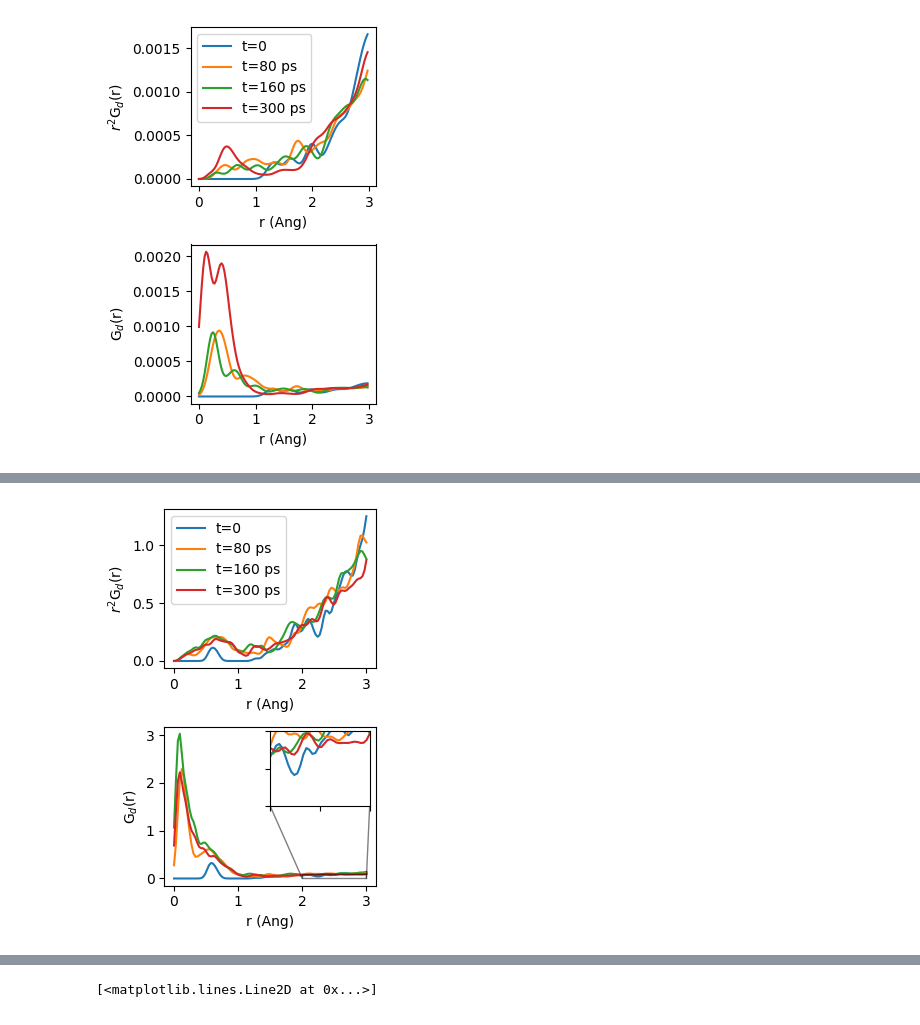
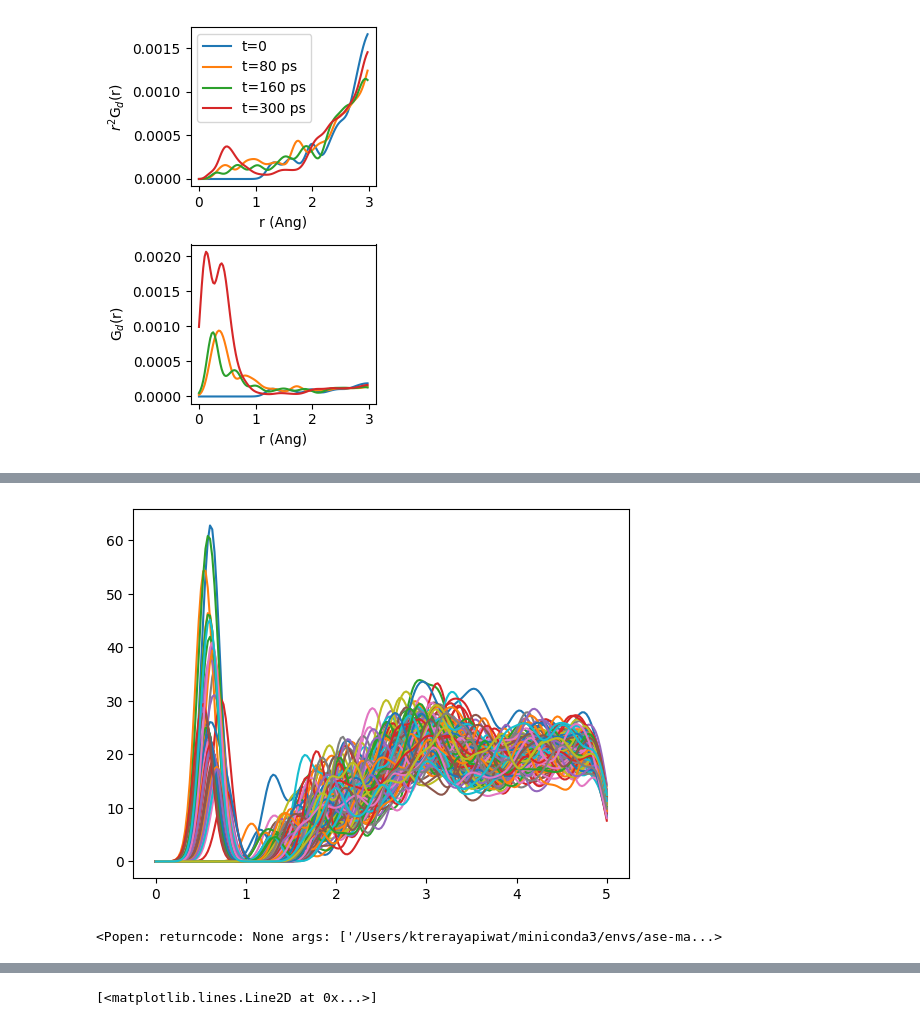
Before and after one commit to jingsk/perovskite_traj_analysis, a Jupyter notebook: vh_acf_prototype.ipynb, the cells around one changed output, grey strips where cells are left out. Saved outputs shown, nothing was run; the diff lists cells and outputs as text; code cells hidden in the pictures.

```diff
--- a/vh_acf_prototype.ipynb
+++ b/vh_acf_prototype.ipynb
@@ -202,0 +401,10 @@ r_t_it0_j0[0].shape
+# %%
+i, j, d = neighbor_list("ijD",a=traj_H[0], cutoff=1.0)
+# %%
+from ase.neighborlist import neighbor_list
+np.set_printoptions(legacy='1.25')
+for traj_idx, atoms in enumerate(traj_H):
+    i, j, d = neighbor_list("ijD",a=atoms, cutoff=0.9)
+    if len(i) > 0:
+        print(f"atoms {traj_idx} H_{i} to H_{j}")
+        print(f"distance is {[np.linalg.norm(vec) for vec in d]}")
@@ -203,60 +429,13 @@ r_t_it0_j0[0].shape
 # %%
 import matplotlib.pyplot as plt
 
-# r = np.linspace(0, 3, 1000)
-
-fig, ax = plt.subplots(2,1,figsize=[3,4.5])
-
-ax[0].plot(r, acf[0]*r**2)
-ax[0].plot(r, acf[40]*r**2)
-ax[0].plot(r, acf[80]*r**2)
-ax[0].plot(r, acf[149]*r**2)
-#ax[0].set_xlim([0,6])
-#ax[0].set_ylim([0,0.5])
-ax[0].set_ylabel(r'$r^{2}$G$_{d}$(r)')
-ax[0].set_xlabel('r (Ang)')
-ax[1].plot(r, acf[0])
-ax[1].plot(r, acf[40])
-ax[1].plot(r, acf[80])
-ax[1].plot(r, acf[149])
-
-# inset Axes....
-x1, x2, y1, y2 = 2, 3, 0, 0.1  # subregion of the original image
-axins = ax[1].inset_axes(
-    [0.5, 0.5, 0.47, 0.47],
-    xlim=(x1, x2), ylim=(y1, y2), xticklabels=[], yticklabels=[])
-#axins.plot(r,, extent=extent, origin="lower")
-axins.plot(r, acf[0])
-axins.plot(r, acf[40])
-axins.plot(r, acf[80])
-axins.plot(r, acf[149])
-
-ax[1].indicate_inset_zoom(axins, edgecolor="black")
-
-#ax[1].set_xlim([0,6])
-ax[1].set_ylabel(r'G$_{d}$(r)')
-ax[1].set_xlabel('r (Ang)')
-ax[0].legend(['t=0', 't=80 ps', 't=160 ps', 't=300 ps'])
-fig.tight_layout()
-fig.savefig('acf.png', dpi=300)
-#ax[1].set_ylim([0,0.3])
+for i, acf in enumerate(acf_t):
+    plt.plot(r_grid, acf)
 # %% [output]
-[figure, old version]
+[figure, new version]
 # %%
-traj2 = [atoms[[atom.index for atom in atoms if atom.symbol=='H']] for atoms in traj]
-r = np.linspace(0, 3, 100)
-atoms_t = traj2[80]
-rdf_i=[]
-for i in range(len(atoms_t)):
-    atoms_0 = traj2[0]
-    #atoms_0.pop(i)
-    atoms_0_pos = np.vstack([atoms_0.get_positions()[:i], atoms_0.get_positions()[i+1:]])
-    dis_vec = atoms_t.get_positions()[i] - atoms_0_pos
-    #r_it_j0 = np.linalg.norm(mic(dis_vec, atoms_t.cell),axis=1)
-    r_it_j0 = np.linalg.norm(dis_vec,axis=1)
-    #i, j, d = neighbour_list('ijd', new_atoms, cutoff=r_cut)
-    #r_it_j0 = np.array(d)
-    rdf_s = np.sum([1/dis**2 * gaussian(r,mu =dis, sig=0.15) for dis in r_it_j0], axis=0)
-    rdf_i.append(rdf_s)
-acf_40 = np.average(rdf_i, axis=0)
+from ase.visualize import view
+view(traj_H[51])
+# %% [output]
+<Popen: returncode: None args: ['/Users/ktrerayapiwat/miniconda3/envs/ase-ma...>
 # %%
```
Also changed, not shown: parts of 15 cells of this notebook, 5 other files.
